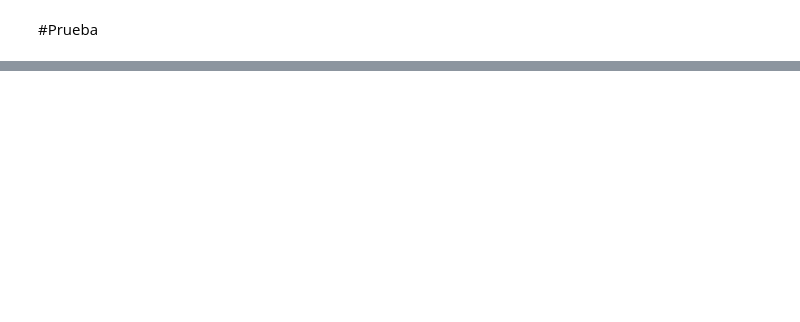
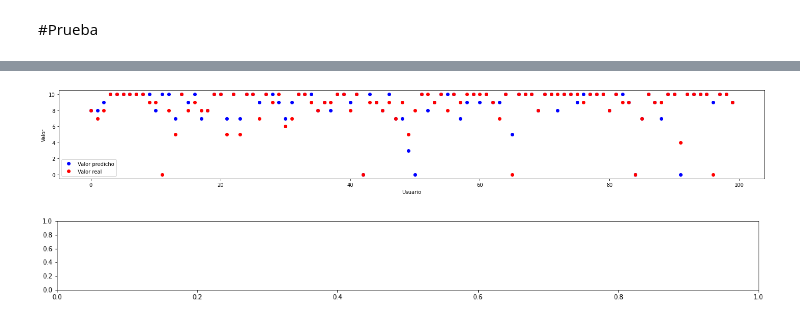
Before and after one commit to violetaElCactus/predictGames, a Jupyter notebook: Metacritic_Inteligencia_artificial.ipynb, the cells around one changed output, grey strips where cells are left out. Saved outputs shown, nothing was run; the diff lists cells and outputs as text; code cells hidden in the pictures; blank space fills up the shorter version.

```diff
--- a/Metacritic_Inteligencia_artificial.ipynb
+++ b/Metacritic_Inteligencia_artificial.ipynb
@@ -193,0 +197,23 @@ print(error)
+# %%
+usuario = []
+predict = []
+usuario = range(0,len(test_lab_sp))
+for i in range(0, len(test_lab_sp)):
+  predict.append(np.argmax(predictionsMtx[i]))
+# %%
+fig = plt.figure(figsize=(20, 3))
+ax= fig.add_subplot()
+plt.tight_layout()
+plt.plot(usuario[:100],predict[:100],'bo', label = 'Valor predicho')
+plt.plot(usuario[:100],test_lab_sp[:100],'ro', label = 'Valor real')
+plt.xlabel('Usuario')
+plt.ylabel('Valor')
+plt.legend()
+plt.show()
+# %% [output]
+[figure, added]
+# %%
+fig = plt.figure(figsize=(20, 2))
+ax = fig.add_subplot()
+# %% [output]
+[figure, added]
```
Also changed, not shown: parts of 11 cells of this notebook.
